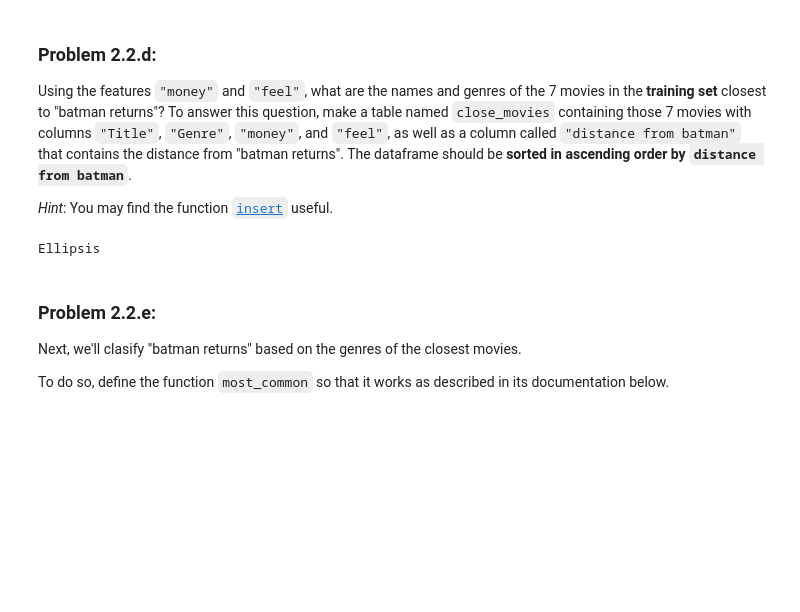
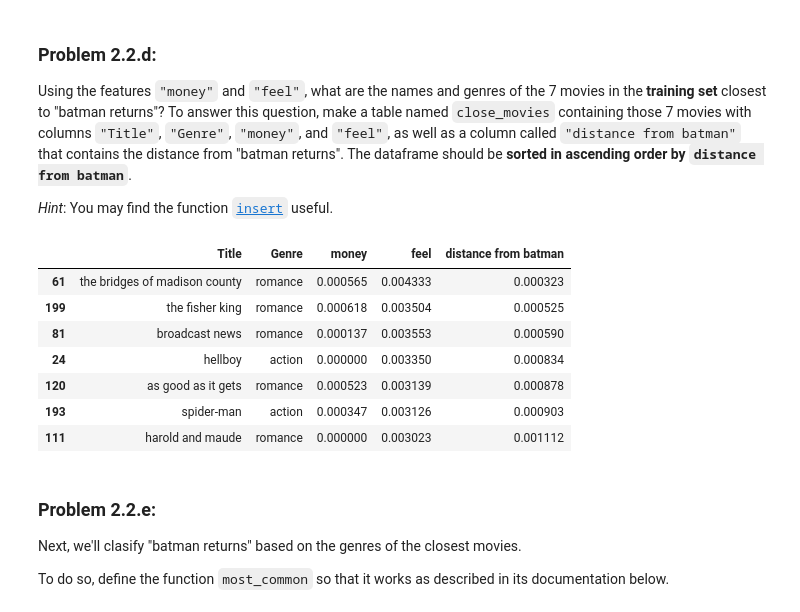
Before and after one commit to BuweiChen/snds265, a Jupyter notebook: assn1/assn1.ipynb, the cells around one changed output. Cells and saved outputs as stored; diff of their text form; code cells hidden in the pictures; blank space fills up the shorter version.

```diff
--- a/assn1/assn1.ipynb
+++ b/assn1/assn1.ipynb
@@ -670,13 +685,36 @@ def distance_from_batman_returns(title):
 Using the features `"money"` and `"feel"`, what are the names and genres of the 7 movies in the **training set** closest to "batman returns"?  To answer this question, make a table named `close_movies` containing those 7 movies with columns `"Title"`, `"Genre"`, `"money"`, and `"feel"`, as well as a column called `"distance from batman"` that contains the distance from "batman returns".  The dataframe should be **sorted in ascending order by `distance from batman`**.
 
 *Hint*: You may find the function [`insert`](https://pandas.pydata.org/docs/reference/api/pandas.DataFrame.insert.html) useful.
-# %%
-# The sample solution took multiple lines.
-...
-close_movies = ...
-close_movies
-# %% [output]
-Ellipsis
+# %%
+# The sample solution took multiple lines.
+batman_row = row_for_title("batman returns")
+batman_money = batman_row["money"].values[0]
+batman_feel = batman_row["feel"].values[0]
+def calculate_distance(row, batman_money, batman_feel):
+    return (
+        (row["money"] - batman_money) ** 2 + (row["feel"] - batman_feel) ** 2
+    ) ** 0.5
+train_movies.loc[:, "distance from batman"] = train_movies.apply(
+    calculate_distance, axis=1, batman_money=batman_money, batman_feel=batman_feel
+)
+train_movies["distance from batman"]
+sorted_movies = train_movies.sort_values(by="distance from batman")
+
+
+close_movies = sorted_movies[
+    ["Title", "Genre", "money", "feel", "distance from batman"]
+].head(7)
+
+close_movies
+# %% [output]
+|  | Title | Genre | money | feel | distance from batman |
+| 61 | the bridges of madison county | romance | 0.000565 | 0.004333 | 0.000323 |
+| 199 | the fisher king | romance | 0.000618 | 0.003504 | 0.000525 |
+| 81 | broadcast news | romance | 0.000137 | 0.003553 | 0.000590 |
+| 24 | hellboy | action | 0.000000 | 0.003350 | 0.000834 |
+| 120 | as good as it gets | romance | 0.000523 | 0.003139 | 0.000878 |
+| 193 | spider-man | action | 0.000347 | 0.003126 | 0.000903 |
+| 111 | harold and maude | romance | 0.000000 | 0.003023 | 0.001112 |
 # %% [markdown]
 ### Problem 2.2.e:
 
```
Also changed, not shown: parts of 4 cells of this notebook.
